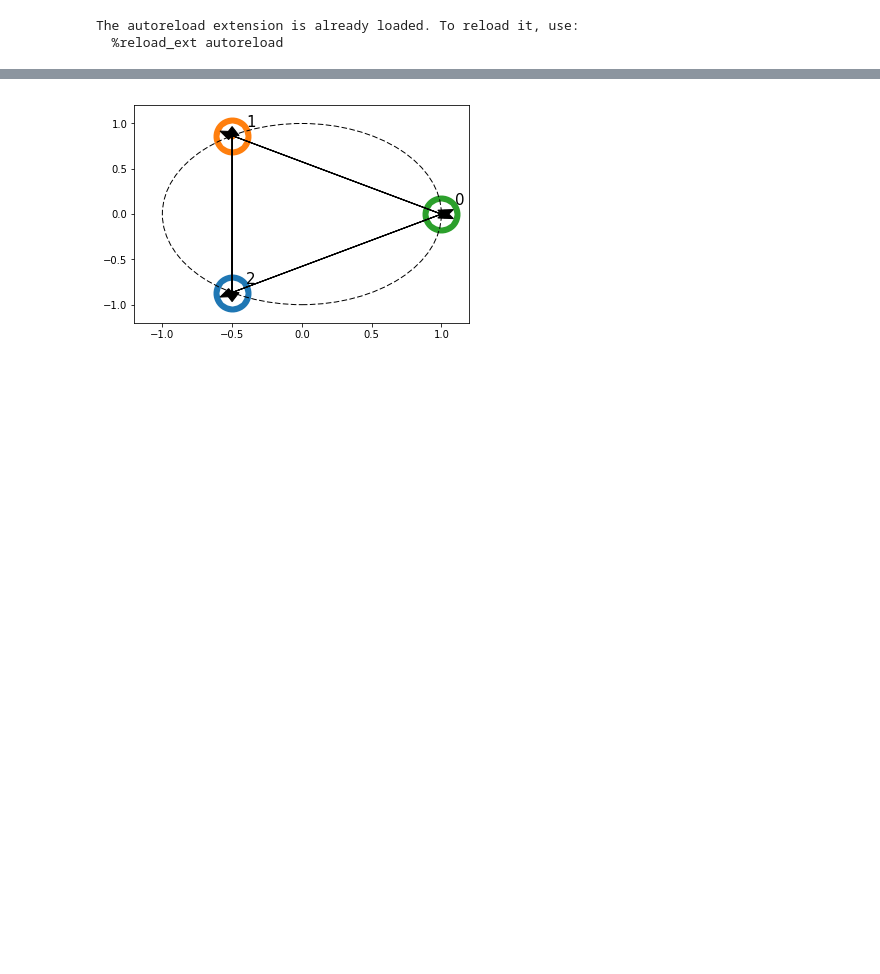
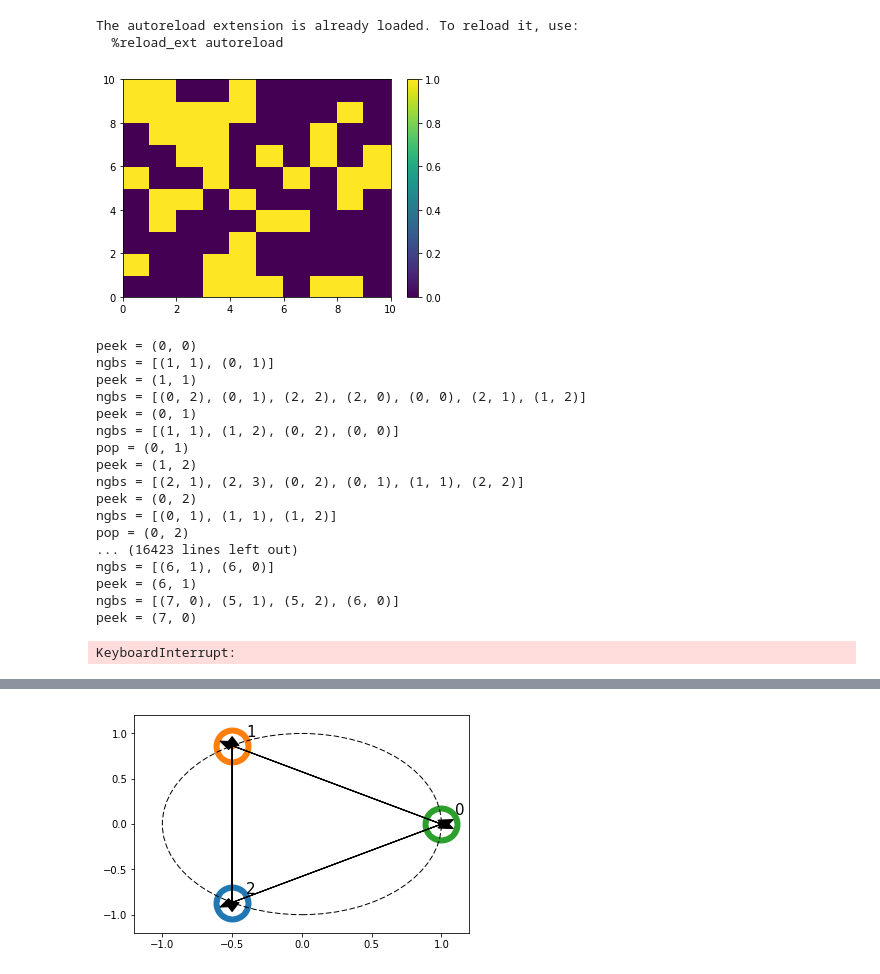
Before and after one commit to longle2718/fundaCS, a Jupyter notebook: graphSearch/graphSearch.ipynb, the cells around one changed output, grey strips where cells are left out. Saved outputs shown, nothing was run; the diff lists cells and outputs as text; code cells hidden in the pictures; blank space fills up the shorter version.

```diff
--- a/graphSearch/graphSearch.ipynb
+++ b/graphSearch/graphSearch.ipynb
@@ -10,19 +10,50 @@ import GraphNode as gn
 The autoreload extension is already loaded. To reload it, use:
   %reload_ext autoreload
 # %%
-M = 5
-N = 5
+M = 10
+N = 10
 thresh = 0.7
 aMap = np.random.random((M,N))
 ind1 = aMap >= thresh
 aMap[ind1] = np.ones(np.sum(ind1))
 ind0 = aMap < thresh
 aMap[ind0] = np.zeros(np.sum(ind0))
 
 start = (0,0)
+goal = (M-1,N-1)
+aMap[start] = 0
+aMap[goal] = 0
+
+fig,ax = plt.subplots()
+im = plt.pcolormesh(aMap)
+plt.autoscale(True,'both',True)
+fig.colorbar(im,ax=ax)
+plt.show()
+
+start = (0,0)
 reachable_dfsPre = search.dfsPre(aMap,start)
 reachable_dfsPost = search.dfsPost(aMap,start)
 reachable_bfs = search.bfs(aMap,start)
+# %% [output]
+[figure, added]
+peek = (0, 0)
+ngbs = [(1, 1), (0, 1)]
+peek = (1, 1)
+ngbs = [(0, 2), (0, 1), (2, 2), (2, 0), (0, 0), (2, 1), (1, 2)]
+peek = (0, 1)
+ngbs = [(1, 1), (1, 2), (0, 2), (0, 0)]
+pop = (0, 1)
+peek = (1, 2)
+ngbs = [(2, 1), (2, 3), (0, 2), (0, 1), (1, 1), (2, 2)]
+peek = (0, 2)
+ngbs = [(0, 1), (1, 1), (1, 2)]
+pop = (0, 2)
+... (16423 lines left out)
+ngbs = [(6, 1), (6, 0)]
+peek = (6, 1)
+ngbs = [(7, 0), (5, 1), (5, 2), (6, 0)]
+peek = (7, 0)
+KeyboardInterrupt:
 # %%
 # DFS Pre
 fig,ax = plt.subplots()
```
Also changed, not shown: parts of 3 cells of this notebook, 2 other files.
